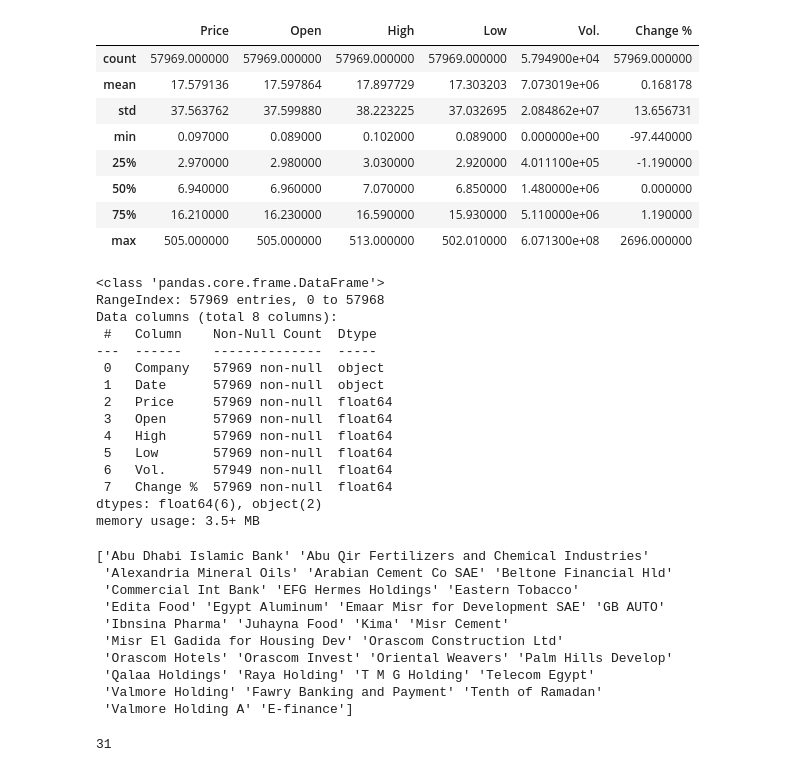
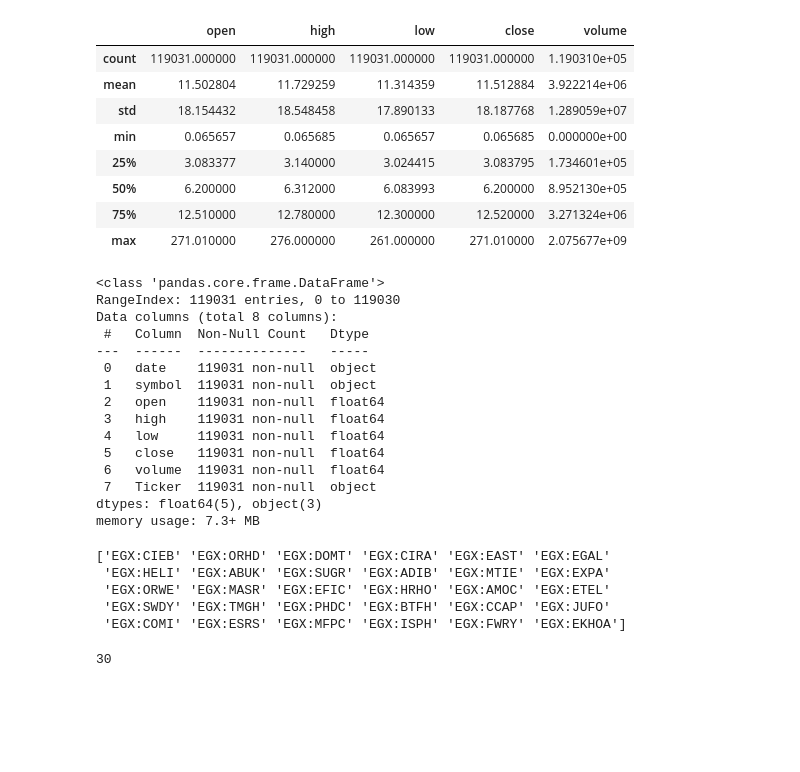
Before and after one commit to r0binn3082/istocker, a Jupyter notebook: research/EDA/EDA.ipynb, the cells around one changed output. Drawn from its saved outputs; the diff is of its cells as text; code cells hidden in the pictures; blank space fills up the shorter version.

```diff
--- a/research/EDA/EDA.ipynb
+++ b/research/EDA/EDA.ipynb
@@ -16,33 +30,33 @@ from config.paths import RAW_MARKET_FILE
 # %%
-ds = pd.read_csv(RAW_MARKET_FILE)
+df = pd.read_csv(RAW_MARKET_FILE)
 # %%
-ds.describe()
+df.describe()
 # %% [output]
-|  | Price | Open | High | Low | Vol. | Change % |
-| count | 57969.000000 | 57969.000000 | 57969.000000 | 57969.000000 | 5.794900e+04 | 57969.000000 |
-| mean | 17.579136 | 17.597864 | 17.897729 | 17.303203 | 7.073019e+06 | 0.168178 |
-| std | 37.563762 | 37.599880 | 38.223225 | 37.032695 | 2.084862e+07 | 13.656731 |
-| min | 0.097000 | 0.089000 | 0.102000 | 0.089000 | 0.000000e+00 | -97.440000 |
-| 25% | 2.970000 | 2.980000 | 3.030000 | 2.920000 | 4.011100e+05 | -1.190000 |
-| 50% | 6.940000 | 6.960000 | 7.070000 | 6.850000 | 1.480000e+06 | 0.000000 |
-| 75% | 16.210000 | 16.230000 | 16.590000 | 15.930000 | 5.110000e+06 | 1.190000 |
-| max | 505.000000 | 505.000000 | 513.000000 | 502.010000 | 6.071300e+08 | 2696.000000 |
+|  | open | high | low | close | volume |
+| count | 119031.000000 | 119031.000000 | 119031.000000 | 119031.000000 | 1.190310e+05 |
+| mean | 11.502804 | 11.729259 | 11.314359 | 11.512884 | 3.922214e+06 |
+| std | 18.154432 | 18.548458 | 17.890133 | 18.187768 | 1.289059e+07 |
+| min | 0.065657 | 0.065685 | 0.065657 | 0.065685 | 0.000000e+00 |
+| 25% | 3.083377 | 3.140000 | 3.024415 | 3.083795 | 1.734601e+05 |
+| 50% | 6.200000 | 6.312000 | 6.083993 | 6.200000 | 8.952130e+05 |
+| 75% | 12.510000 | 12.780000 | 12.300000 | 12.520000 | 3.271324e+06 |
+| max | 271.010000 | 276.000000 | 261.000000 | 271.010000 | 2.075677e+09 |
 # %%
-ds.info()
+df.info()
 # %% [output]
 <class 'pandas.core.frame.DataFrame'>
-RangeIndex: 57969 entries, 0 to 57968
+RangeIndex: 119031 entries, 0 to 119030
 Data columns (total 8 columns):
- #   Column    Non-Null Count  Dtype
----  ------    --------------  -----
- 0   Company   57969 non-null  object
- 1   Date      57969 non-null  object
- 2   Price     57969 non-null  float64
- 3   Open      57969 non-null  float64
- 4   High      57969 non-null  float64
- 5   Low       57969 non-null  float64
- 6   Vol.      57949 non-null  float64
- 7   Change %  57969 non-null  float64
-dtypes: float64(6), object(2)
-memory usage: 3.5+ MB
+ #   Column  Non-Null Count   Dtype
+---  ------  --------------   -----
+ 0   date    119031 non-null  object
+ 1   symbol  119031 non-null  object
+ 2   open    119031 non-null  float64
+ 3   high    119031 non-null  float64
+ 4   low     119031 non-null  float64
+ 5   close   119031 non-null  float64
+ 6   volume  119031 non-null  float64
+ 7   Ticker  119031 non-null  object
+dtypes: float64(5), object(3)
+memory usage: 7.3+ MB
 # %%
@@ -50,15 +64,10 @@ ds.columns = ds.columns.str.lower()
 # %%
-print(ds["company"].unique())
-ds["company"].nunique()
+print(df["symbol"].unique())
+df["symbol"].nunique()
 # %% [output]
-['Abu Dhabi Islamic Bank' 'Abu Qir Fertilizers and Chemical Industries'
- 'Alexandria Mineral Oils' 'Arabian Cement Co SAE' 'Beltone Financial Hld'
- 'Commercial Int Bank' 'EFG Hermes Holdings' 'Eastern Tobacco'
- 'Edita Food' 'Egypt Aluminum' 'Emaar Misr for Development SAE' 'GB AUTO'
- 'Ibnsina Pharma' 'Juhayna Food' 'Kima' 'Misr Cement'
- 'Misr El Gadida for Housing Dev' 'Orascom Construction Ltd'
- 'Orascom Hotels' 'Orascom Invest' 'Oriental Weavers' 'Palm Hills Develop'
- 'Qalaa Holdings' 'Raya Holding' 'T M G Holding' 'Telecom Egypt'
- 'Valmore Holding' 'Fawry Banking and Payment' 'Tenth of Ramadan'
- 'Valmore Holding A' 'E-finance']
+['EGX:CIEB' 'EGX:ORHD' 'EGX:DOMT' 'EGX:CIRA' 'EGX:EAST' 'EGX:EGAL'
+ 'EGX:HELI' 'EGX:ABUK' 'EGX:SUGR' 'EGX:ADIB' 'EGX:MTIE' 'EGX:EXPA'
+ 'EGX:ORWE' 'EGX:MASR' 'EGX:EFIC' 'EGX:HRHO' 'EGX:AMOC' 'EGX:ETEL'
+ 'EGX:SWDY' 'EGX:TMGH' 'EGX:PHDC' 'EGX:BTFH' 'EGX:CCAP' 'EGX:JUFO'
+ 'EGX:COMI' 'EGX:ESRS' 'EGX:MFPC' 'EGX:ISPH' 'EGX:FWRY' 'EGX:EKHOA']
-31
+30
```
Also changed, not shown: parts of 57 cells of this notebook, 11 other files.
